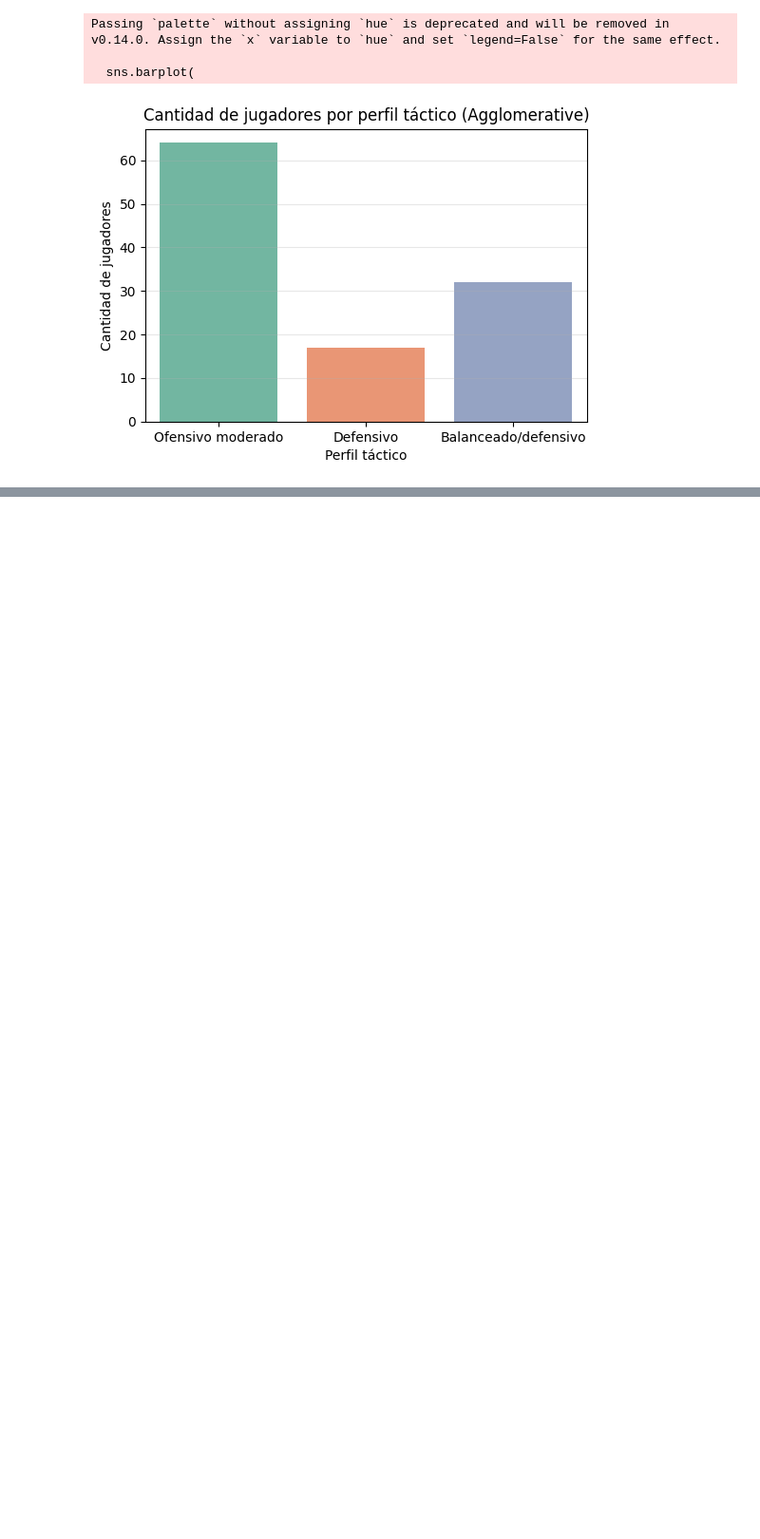
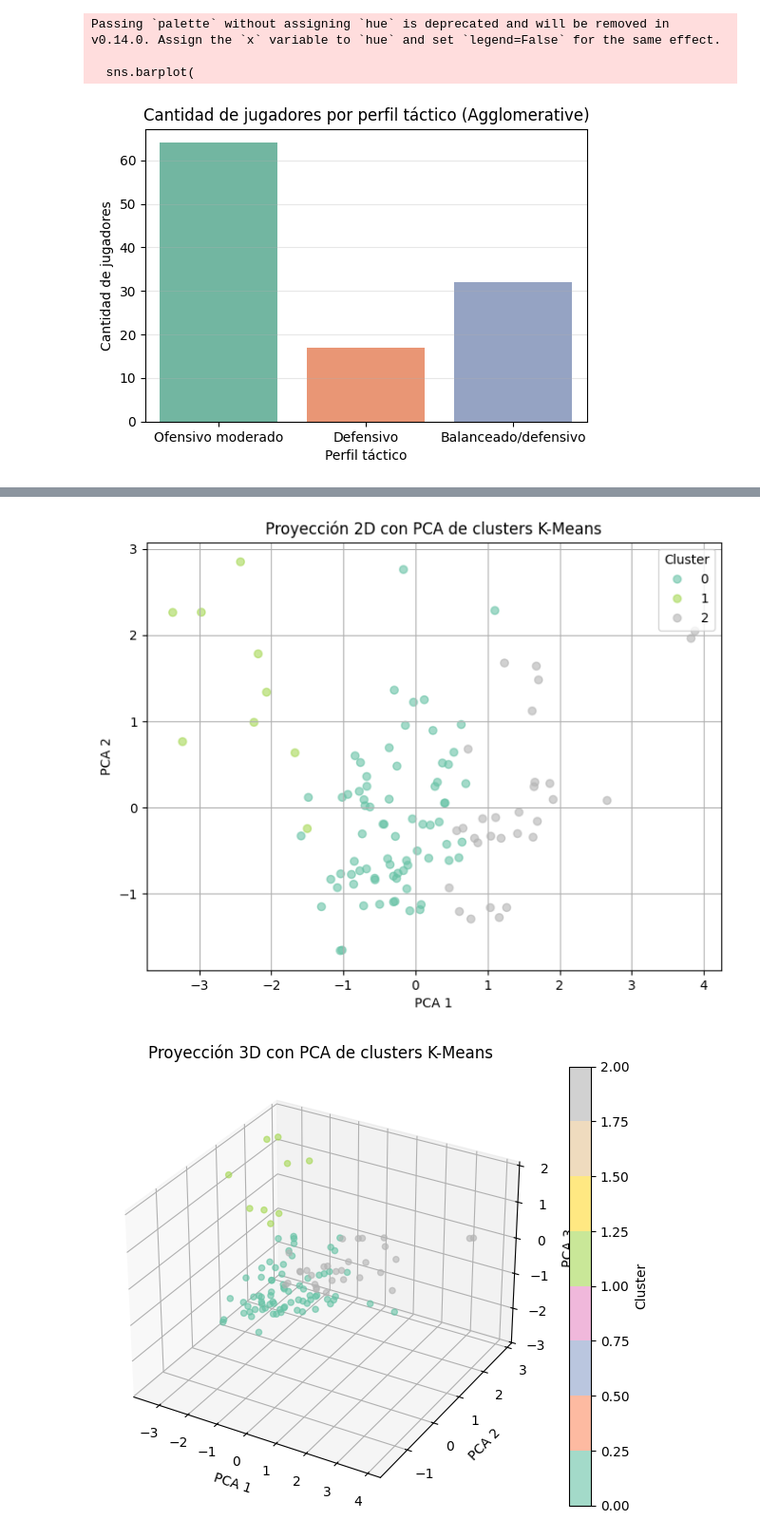
Before and after one commit to valenlopezzz04/Proyecto-padel-analitica, a Jupyter notebook: kmeans2.ipynb, the cells around one changed output, grey strips where cells are left out. Shown at 95% size. Cells and saved outputs as stored; diff of their text form; code cells hidden in the pictures; blank space fills up the shorter version.

Commit message:
aplicar pca y umap para visualizacion de clusters

```diff
--- a/kmeans2.ipynb
+++ b/kmeans2.ipynb
@@ -624,0 +637,43 @@ Passing `palette` without assigning `hue` is deprecated and will be removed in v
+# %%
+from sklearn.decomposition import PCA
+import matplotlib.pyplot as plt
+from mpl_toolkits.mplot3d import Axes3D  # Para gráfica 3D
+
+# Datos escalados para la combinación B (usa el dataframe y clusters ya calculados)
+features_B = ["distance_player_to_ball_m_mean", "player_hits_ball_sum", "distance_ball_to_net_mean"]
+X = df_match_kmeans[features_B].copy()
+clusters = df_match_kmeans["cluster_kmeans"]
+
+# Escalado estándar (si no está escalado)
+scaler = StandardScaler()
+X_scaled = scaler.fit_transform(X)
+
+# PCA 2D
+pca_2d = PCA(n_components=2)
+X_pca_2d = pca_2d.fit_transform(X_scaled)
+
+plt.figure(figsize=(8,6))
+scatter = plt.scatter(X_pca_2d[:,0], X_pca_2d[:,1], c=clusters, cmap='Set2', alpha=0.6)
+plt.xlabel("PCA 1")
+plt.ylabel("PCA 2")
+plt.title("Proyección 2D con PCA de clusters K-Means")
+plt.legend(*scatter.legend_elements(), title="Cluster")
+plt.grid(True)
+plt.show()
+
+# PCA 3D
+pca_3d = PCA(n_components=3)
+X_pca_3d = pca_3d.fit_transform(X_scaled)
+
+fig = plt.figure(figsize=(8,6))
+ax = fig.add_subplot(111, projection='3d')
+p = ax.scatter(X_pca_3d[:,0], X_pca_3d[:,1], X_pca_3d[:,2], c=clusters, cmap='Set2', alpha=0.6)
+ax.set_xlabel("PCA 1")
+ax.set_ylabel("PCA 2")
+ax.set_zlabel("PCA 3")
+ax.set_title("Proyección 3D con PCA de clusters K-Means")
+fig.colorbar(p, ax=ax, label='Cluster')
+plt.show()
+# %% [output]
+[figure, added]
+[figure, added]
```
Also changed, not shown: parts of 3 cells of this notebook.
